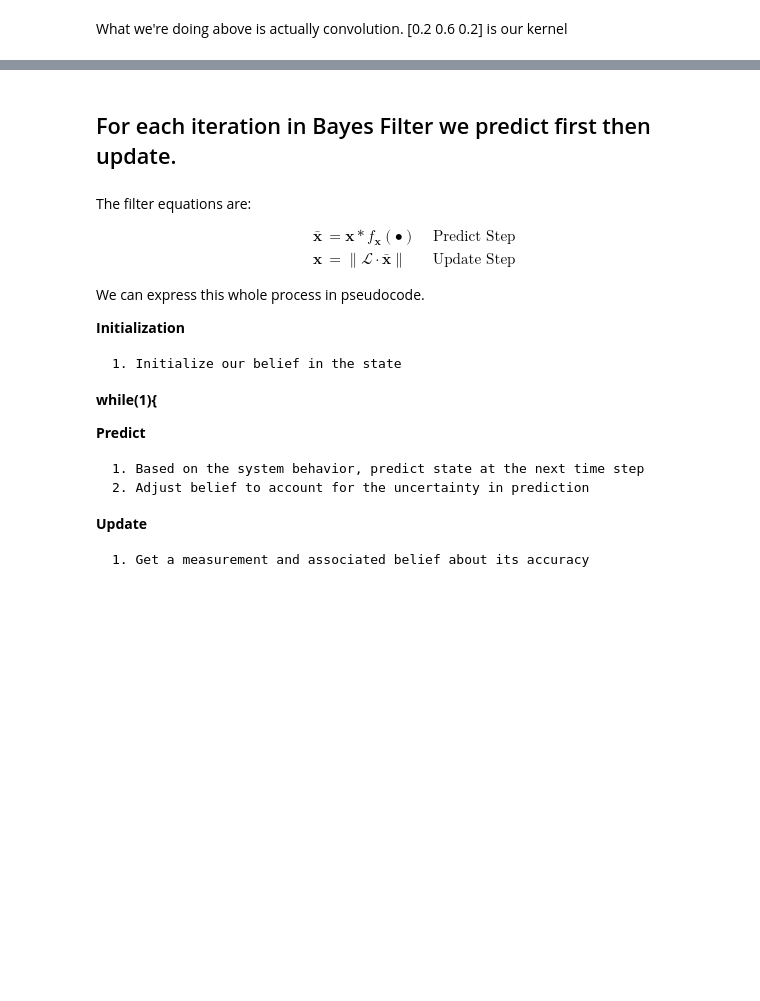
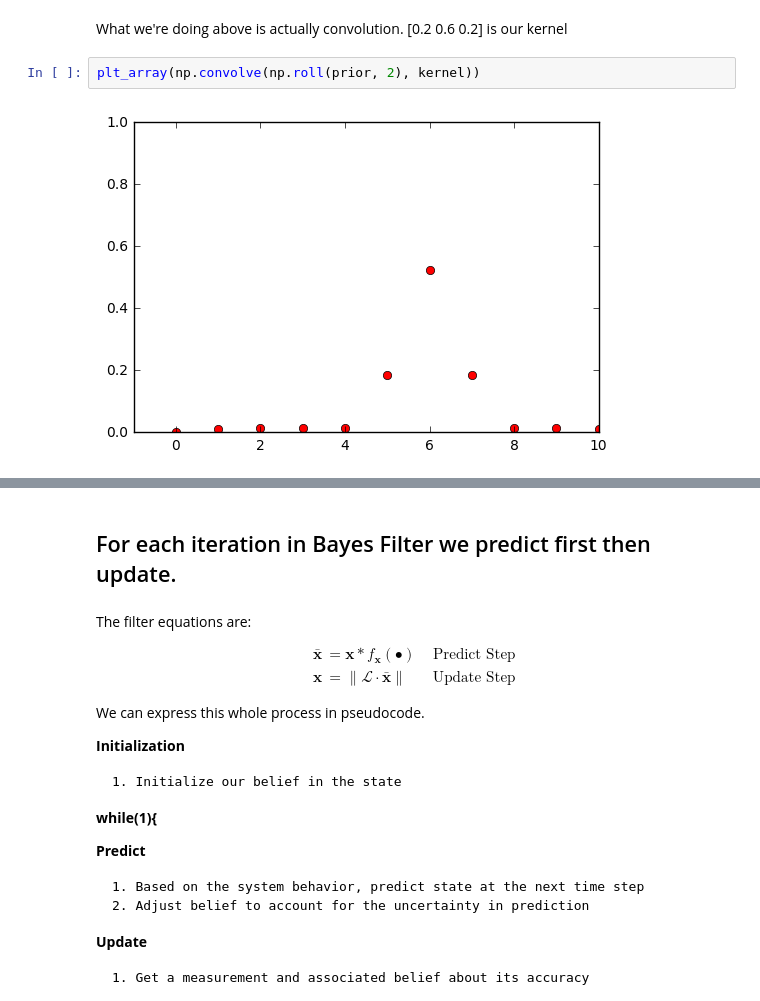
Before and after one commit to RobotX-NCTU/jupyter_notebook, a Jupyter notebook: Bayesian_Filter.ipynb, the cells around one changed output, grey strips where cells are left out. Cells and saved outputs as stored; diff of their text form; blank space fills up the shorter version.

```diff
--- a/Bayesian_Filter.ipynb
+++ b/Bayesian_Filter.ipynb
@@ -207,5 +207,9 @@ plt_array(predicted_prior)
 # %% [markdown]
 What we're doing above is actually convolution. [0.2 0.6 0.2] is our kernel
+# %%
+plt_array(np.convolve(np.roll(prior, 2), kernel))
+# %% [output]
+[figure, added]
 # %%
 N=2
 plt_array(prior)
```
Also changed, not shown: parts of 14 cells of this notebook.
